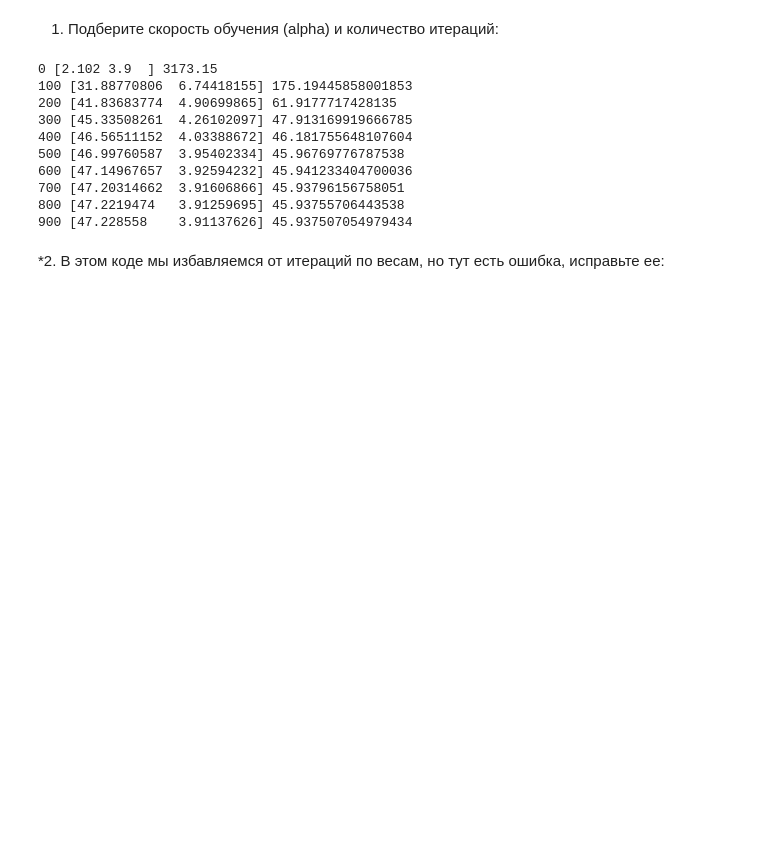
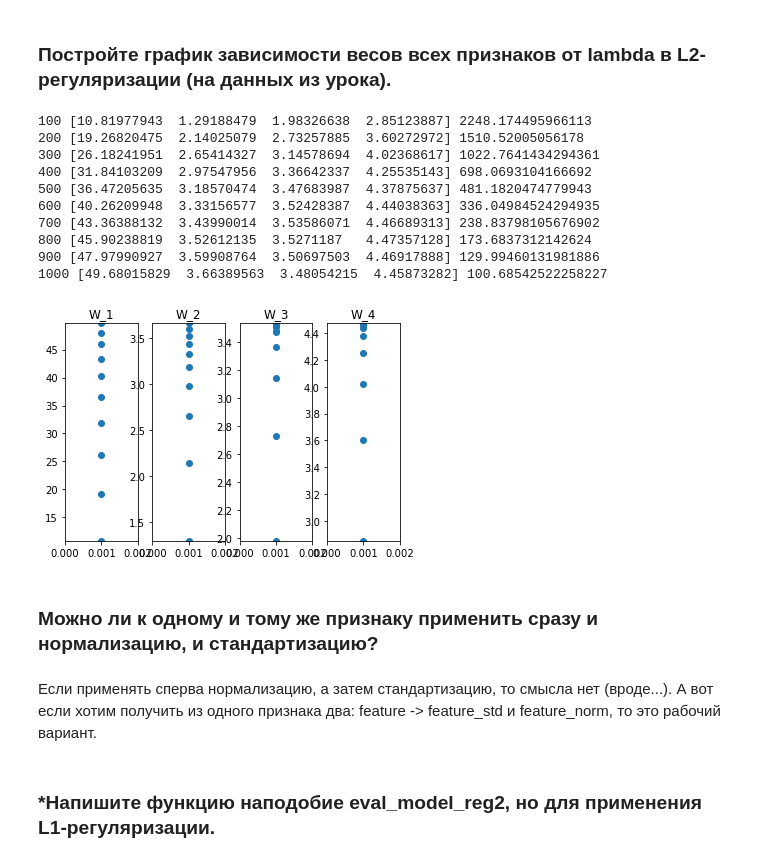
Before and after one commit to albul-k/gb_data_analysis_algorithms, a Jupyter notebook: task.ipynb, the cells around one changed output. Cells and saved outputs as stored; diff of their text form; code cells hidden in the pictures; blank space fills up the shorter version.

```diff
--- a/task.ipynb
+++ b/task.ipynb
@@ -1,8 +0,0 @@
-# %%
-import numpy as np
-
-X = np.array([[1, 1, 1, 1, 1, 1, 1, 1, 1, 1],   # для умножения на intercept
-              [1, 1, 2, 1, 3, 0, 5, 10, 1, 2]]) # стаж
-
-# средний балл ЕГЭ (целевая переменная)
-y = [45, 55, 50, 59, 65, 35, 75, 80, 50, 60]
@@ -17,2 +1,2 @@ def calc_mae(y, y_pred):
-# %% [markdown]
-1. Подберите скорость обучения (alpha) и количество итераций:
+# %% [markdown]
+### Постройте график зависимости весов всех признаков от lambda в L2-регуляризации (на данных из урока).
@@ -19,26 +61,39 @@ def calc_mae(y, y_pred):
+# %%
+lambda_ = 0.001
+X_st = X.copy().astype(np.float64)
+X_st[1] = calc_std_feat(X[1])
+X_st[2] = calc_std_feat(X[2])
+X_st[3] = calc_std_feat(X[3])
+W = eval_model_reg2(X_st, y, iterations=1000, alpha=1e-3, lambda_=lambda_)
+# %% [output]
+100 [10.81977943  1.29188479  1.98326638  2.85123887] 2248.174495966113
+200 [19.26820475  2.14025079  2.73257885  3.60272972] 1510.52005056178
+300 [26.18241951  2.65414327  3.14578694  4.02368617] 1022.7641434294361
+400 [31.84103209  2.97547956  3.36642337  4.25535143] 698.0693104166692
+500 [36.47205635  3.18570474  3.47683987  4.37875637] 481.1820474779943
+600 [40.26209948  3.33156577  3.52428387  4.44038363] 336.04984524294935
+700 [43.36388132  3.43990014  3.53586071  4.46689313] 238.83798105676902
+800 [45.90238819  3.52612135  3.5271187   4.47357128] 173.6837312142624
+900 [47.97990927  3.59908764  3.50697503  4.46917888] 129.99460131981886
+1000 [49.68015829  3.66389563  3.48054215  4.45873282] 100.68542522258227
+[figure, added]
+# %% [markdown]
+### Можно ли к одному и тому же признаку применить сразу и нормализацию, и стандартизацию?
+# %% [markdown]
+Если применять сперва нормализацию, а затем стандартизацию, то смысла нет (вроде...).
+А вот если хотим получить из одного признака два: feature -> feature_std и feature_norm, то это рабочий вариант.
+# %% [markdown]
+### *Напишите функцию наподобие eval_model_reg2, но для применения L1-регуляризации.
 # %%
-n = X.shape[1]
-# alpha = 1e-3
-alpha = 1e-2
-w = np.array([1, 0.5])
+def eval_model_reg1(X, y, iterations, alpha, lambda_):
+    np.random.seed(42)
+    W = np.random.randn(X.shape[0])
+    n = X.shape[1]
 
-for i in range(1000):
-    y_pred = np.dot(w, X)
-    err = calc_mse(y, y_pred)
-    for j in range(w.shape[0]):
-        w[j] -= alpha * (1/n * 2 * np.sum(X[j] * (y_pred - y)))
-    if i % 100 == 0:
-        print(i, w, err)
+    for i in range(1, iterations + 1):
+        y_pred = np.dot(W, X)
+        err = calc_mse(y, y_pred)
+        W -= alpha * (1/n * 2 * np.dot((y_pred - y), X.T) + lambda_ * abs(W))
+        if i % (iterations / 10) == 0:
+            print(i, W, err)
+    return W
-# %% [output]
-0 [2.102 3.9  ] 3173.15
-100 [31.88770806  6.74418155] 175.19445858001853
-200 [41.83683774  4.90699865] 61.9177717428135
-300 [45.33508261  4.26102097] 47.913169919666785
-400 [46.56511152  4.03388672] 46.181755648107604
-500 [46.99760587  3.95402334] 45.96769776787538
-600 [47.14967657  3.92594232] 45.941233404700036
-700 [47.20314662  3.91606866] 45.93796156758051
-800 [47.2219474   3.91259695] 45.93755706443538
-900 [47.228558    3.91137626] 45.937507054979434
-# %% [markdown]
-*2. В этом коде мы избавляемся от итераций по весам, но тут есть ошибка, исправьте ее:
```
Also changed, not shown: parts of 6 cells of this notebook.
